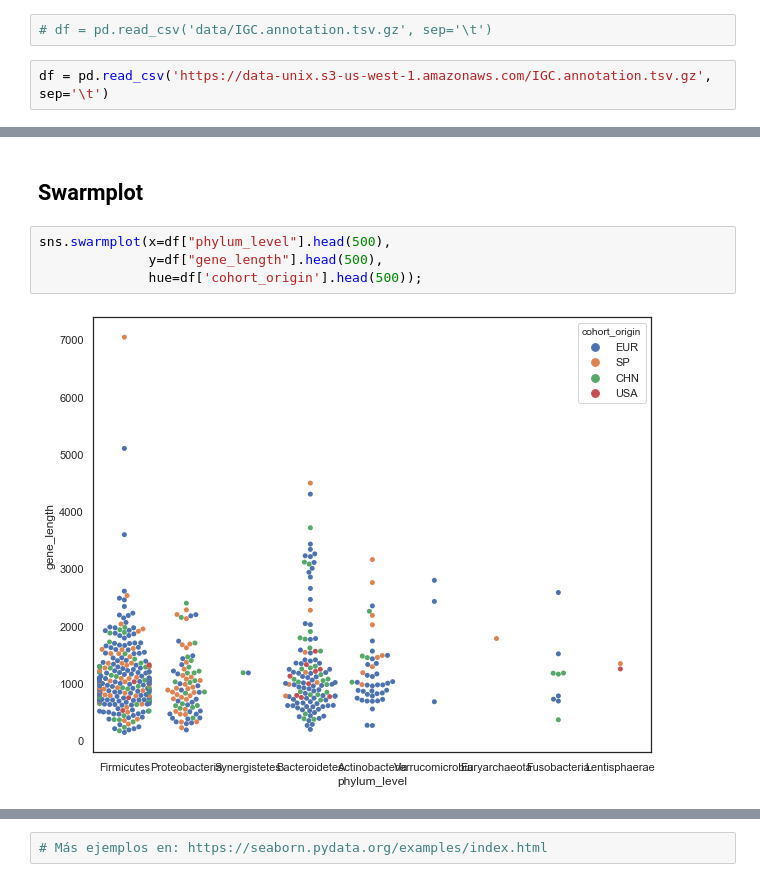
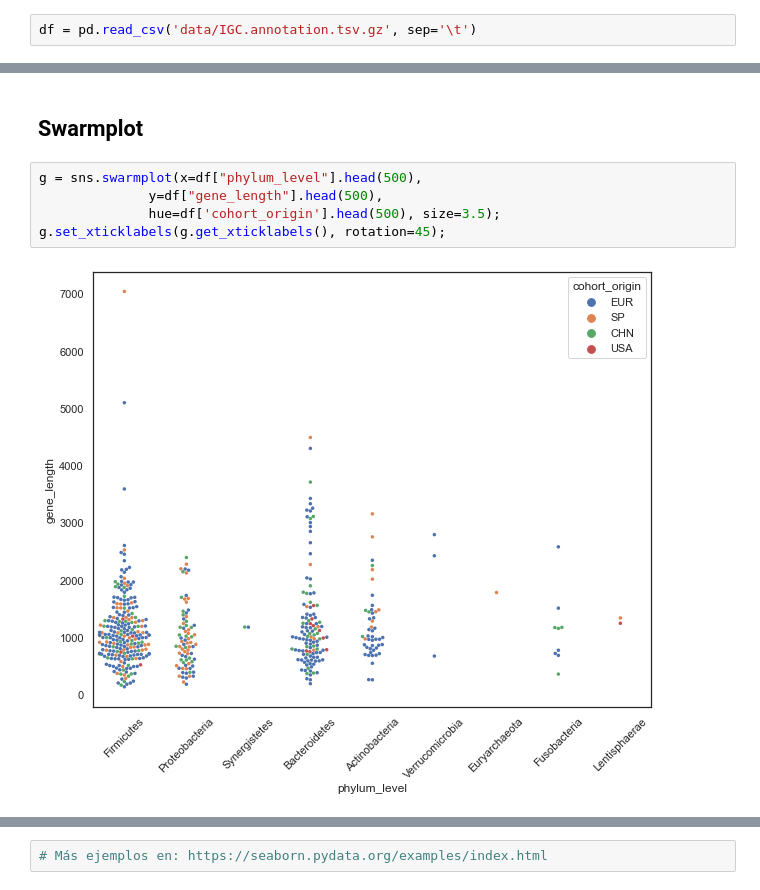
Before and after one commit to ATGenomics/aprendiendo-python, a Jupyter notebook: 05_Viernes.ipynb, the cells around one changed output, grey strips where cells are left out. Cells and saved outputs as stored; diff of their text form.

```diff
--- a/05_Viernes.ipynb
+++ b/05_Viernes.ipynb
@@ -6,6 +8,4 @@ import seaborn as sns
 # %%
-# df = pd.read_csv('data/IGC.annotation.tsv.gz', sep='\t')
+df = pd.read_csv('data/IGC.annotation.tsv.gz', sep='\t')
-# %%
-df = pd.read_csv('https://data-unix.s3-us-west-1.amazonaws.com/IGC.annotation.tsv.gz', sep='\t')
 # %%
 df.shape
@@ -321,11 +368,12 @@ sns.heatmap(data, cmap='Blues');
 # %% [markdown]
 ## Swarmplot
 # %%
-sns.swarmplot(x=df["phylum_level"].head(500),
+g = sns.swarmplot(x=df["phylum_level"].head(500),
               y=df["gene_length"].head(500),
-              hue=df['cohort_origin'].head(500));
+              hue=df['cohort_origin'].head(500), size=3.5);
+g.set_xticklabels(g.get_xticklabels(), rotation=45);
 # %% [output]
-[figure, old version]
+[figure, new version]
 # %%
 g = sns.swarmplot(x=df["phylum_level"].head(500),
               y=df["gene_length"].head(500),
```
Also changed, not shown: parts of 39 cells of this notebook, 1 other file.
